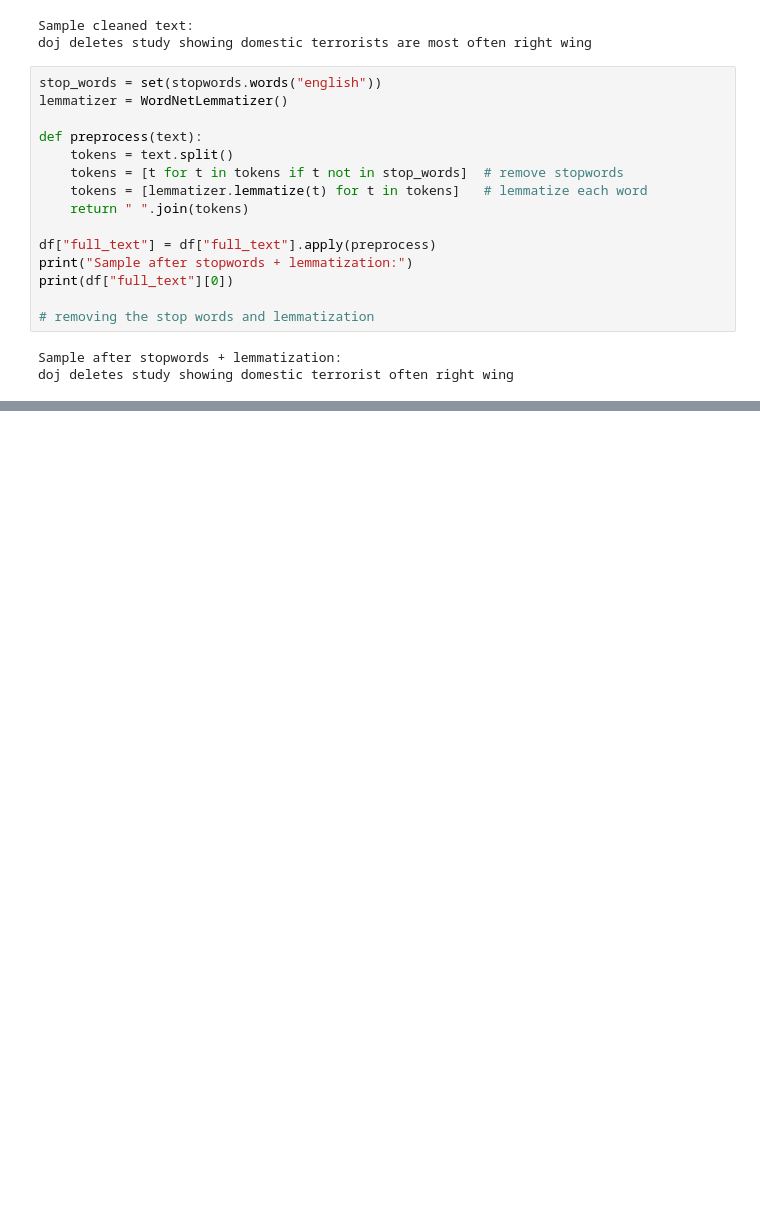
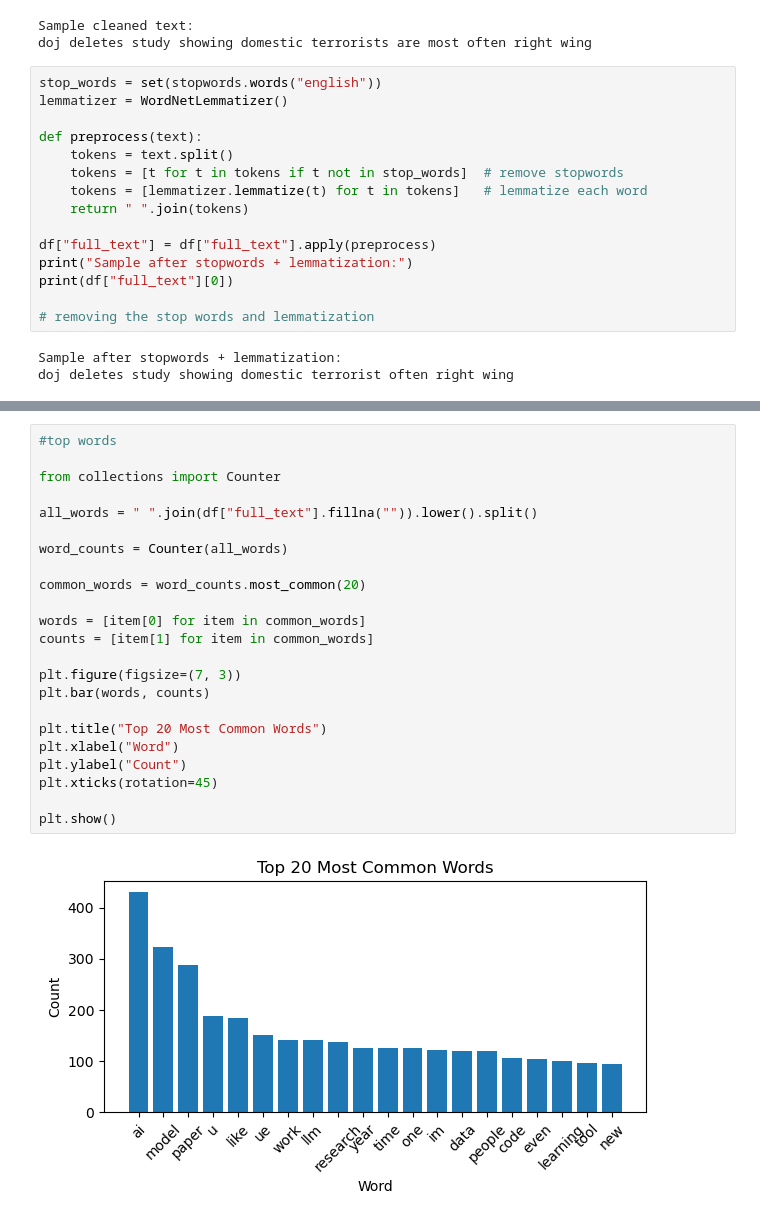
Before and after one commit to varunsardana/PSTAT-134-Final-Project, a Jupyter notebook: notebooks/02_cleaning_eda.ipynb, the cells around one changed output, grey strips where cells are left out. Saved outputs shown, nothing was run; the diff lists cells and outputs as text; blank space fills up the shorter version.

```diff
--- a/notebooks/02_cleaning_eda.ipynb
+++ b/notebooks/02_cleaning_eda.ipynb
@@ -136,0 +183,25 @@ Saved 755 cleaned posts to data/cleaned/reddit_cleaned.csv
+# %%
+#top words
+
+from collections import Counter
+
+all_words = " ".join(df["full_text"].fillna("")).lower().split()
+
+word_counts = Counter(all_words)
+
+common_words = word_counts.most_common(20)
+
+words = [item[0] for item in common_words]
+counts = [item[1] for item in common_words]
+
+plt.figure(figsize=(7, 3))
+plt.bar(words, counts)
+
+plt.title("Top 20 Most Common Words")
+plt.xlabel("Word")
+plt.ylabel("Count")
+plt.xticks(rotation=45)
+
+plt.show()
+# %% [output]
+[figure, added]
```
Also changed, not shown: parts of 13 cells of this notebook, 2 other files.
